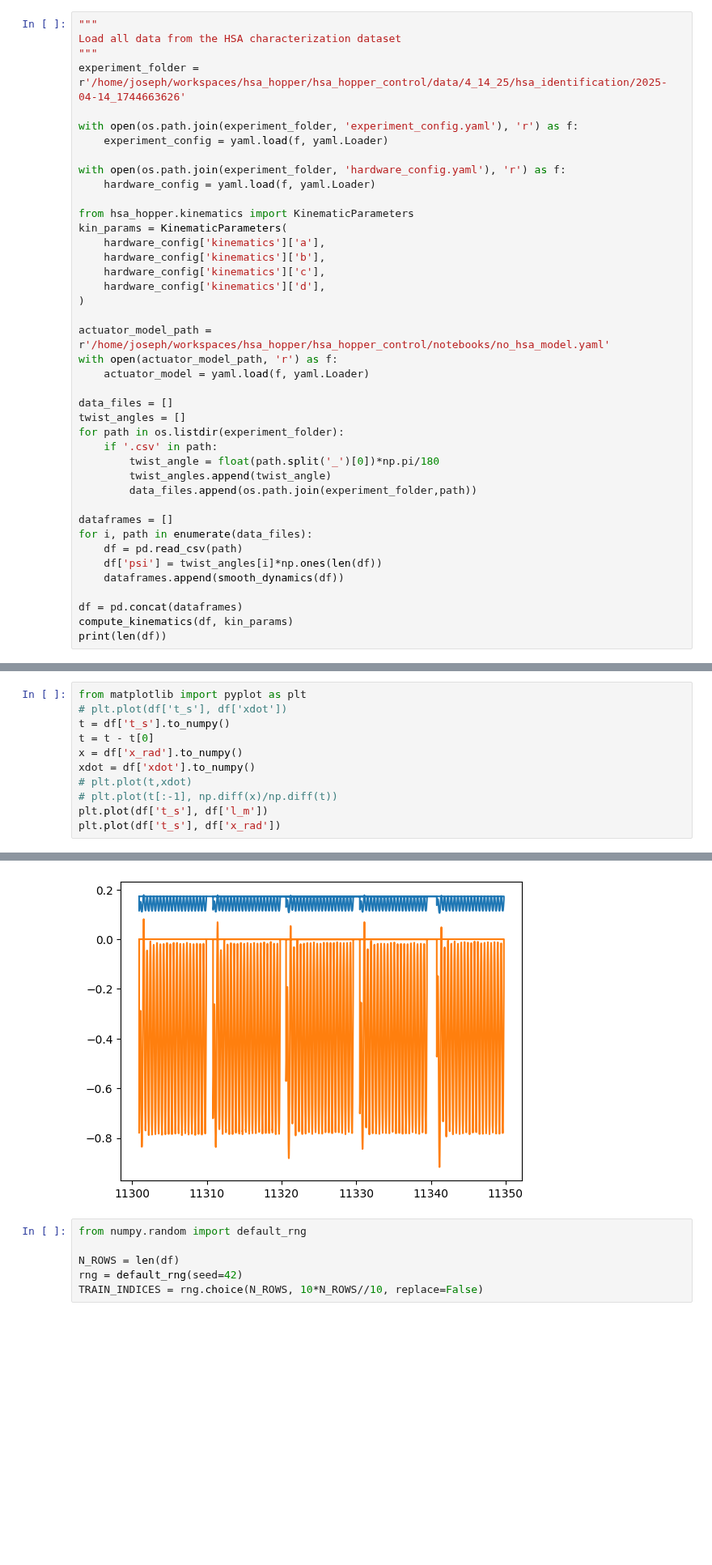
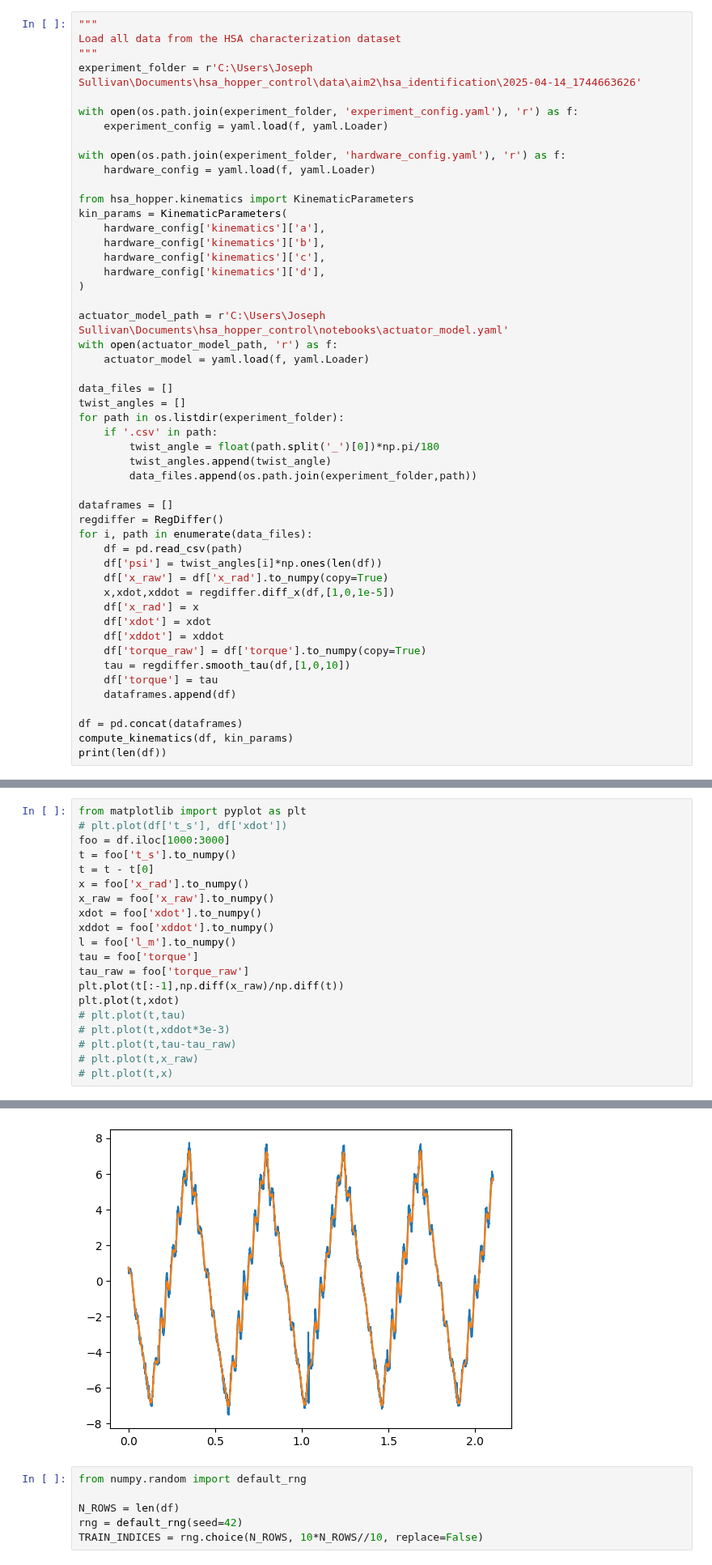
Before and after one commit to JGSuw/hsa_hopper_control, a Jupyter notebook: notebooks/hsa_identification.ipynb, the cells around one changed output, grey strips where cells are left out. Shown at 81% size. Cells and saved outputs as stored; diff of their text form; blank space fills up the shorter version.

```diff
--- a/notebooks/hsa_identification.ipynb
+++ b/notebooks/hsa_identification.ipynb
@@ -93,7 +256,7 @@ def compute_kinematics(df: pd.DataFrame, params: KinematicParameters):
 """
 Load all data from the HSA characterization dataset
 """
-experiment_folder = r'/home/joseph/workspaces/hsa_hopper/hsa_hopper_control/data/4_14_25/hsa_identification/2025-04-14_1744663626'
+experiment_folder = r'C:\Users\Joseph Sullivan\Documents\hsa_hopper_control\data\aim2\hsa_identification\2025-04-14_1744663626'
 
 with open(os.path.join(experiment_folder, 'experiment_config.yaml'), 'r') as f:
     experiment_config = yaml.load(f, yaml.Loader)
@@ -109,7 +272,7 @@ kin_params = KinematicParameters(
     hardware_config['kinematics']['d'],
 )
 
-actuator_model_path = r'/home/joseph/workspaces/hsa_hopper/hsa_hopper_control/notebooks/no_hsa_model.yaml'
+actuator_model_path = r'C:\Users\Joseph Sullivan\Documents\hsa_hopper_control\notebooks\actuator_model.yaml'
 with open(actuator_model_path, 'r') as f:
     actuator_model = yaml.load(f, yaml.Loader)
 
@@ -122,10 +285,19 @@ for path in os.listdir(experiment_folder):
         data_files.append(os.path.join(experiment_folder,path))
 
 dataframes = []
+regdiffer = RegDiffer()
 for i, path in enumerate(data_files):
     df = pd.read_csv(path)
     df['psi'] = twist_angles[i]*np.ones(len(df))
-    dataframes.append(smooth_dynamics(df))
+    df['x_raw'] = df['x_rad'].to_numpy(copy=True)
+    x,xdot,xddot = regdiffer.diff_x(df,[1,0,1e-5])
+    df['x_rad'] = x
+    df['xdot'] = xdot
+    df['xddot'] = xddot
+    df['torque_raw'] = df['torque'].to_numpy(copy=True)
+    tau = regdiffer.smooth_tau(df,[1,0,10])
+    df['torque'] = tau
+    dataframes.append(df)
 
 df = pd.concat(dataframes)
 compute_kinematics(df, kin_params)
@@ -135,17 +313,26 @@ print(len(df))
 # %%
 from matplotlib import pyplot as plt
 # plt.plot(df['t_s'], df['xdot'])
-t = df['t_s'].to_numpy()
+foo = df.iloc[1000:3000]
+t = foo['t_s'].to_numpy()
 t = t - t[0]
-x = df['x_rad'].to_numpy()
-xdot = df['xdot'].to_numpy()
-# plt.plot(t,xdot)
-# plt.plot(t[:-1], np.diff(x)/np.diff(t))
-plt.plot(df['t_s'], df['l_m'])
-plt.plot(df['t_s'], df['x_rad'])
+x = foo['x_rad'].to_numpy()
+x_raw = foo['x_raw'].to_numpy()
+xdot = foo['xdot'].to_numpy()
+xddot = foo['xddot'].to_numpy()
+l = foo['l_m'].to_numpy()
+tau = foo['torque']
+tau_raw = foo['torque_raw']
+plt.plot(t[:-1],np.diff(x_raw)/np.diff(t))
+plt.plot(t,xdot)
+# plt.plot(t,tau)
+# plt.plot(t,xddot*3e-3)
+# plt.plot(t,tau-tau_raw)
+# plt.plot(t,x_raw)
+# plt.plot(t,x)
 # %% [output]
 [<matplotlib.lines.Line2D at 0x...>]
-[figure, old version]
+[figure, new version]
 # %%
 from numpy.random import default_rng
 
```
Also changed, not shown: parts of 10 cells of this notebook, 6 other files.
